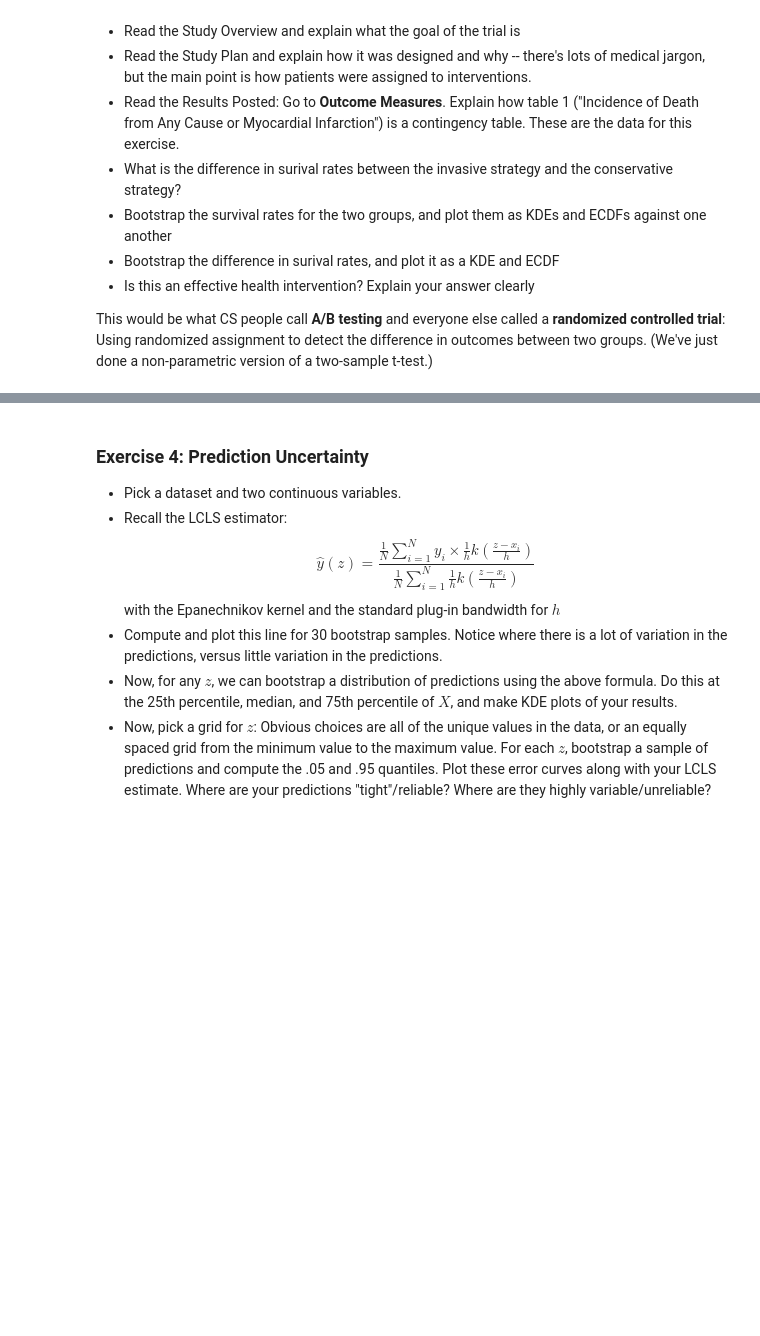
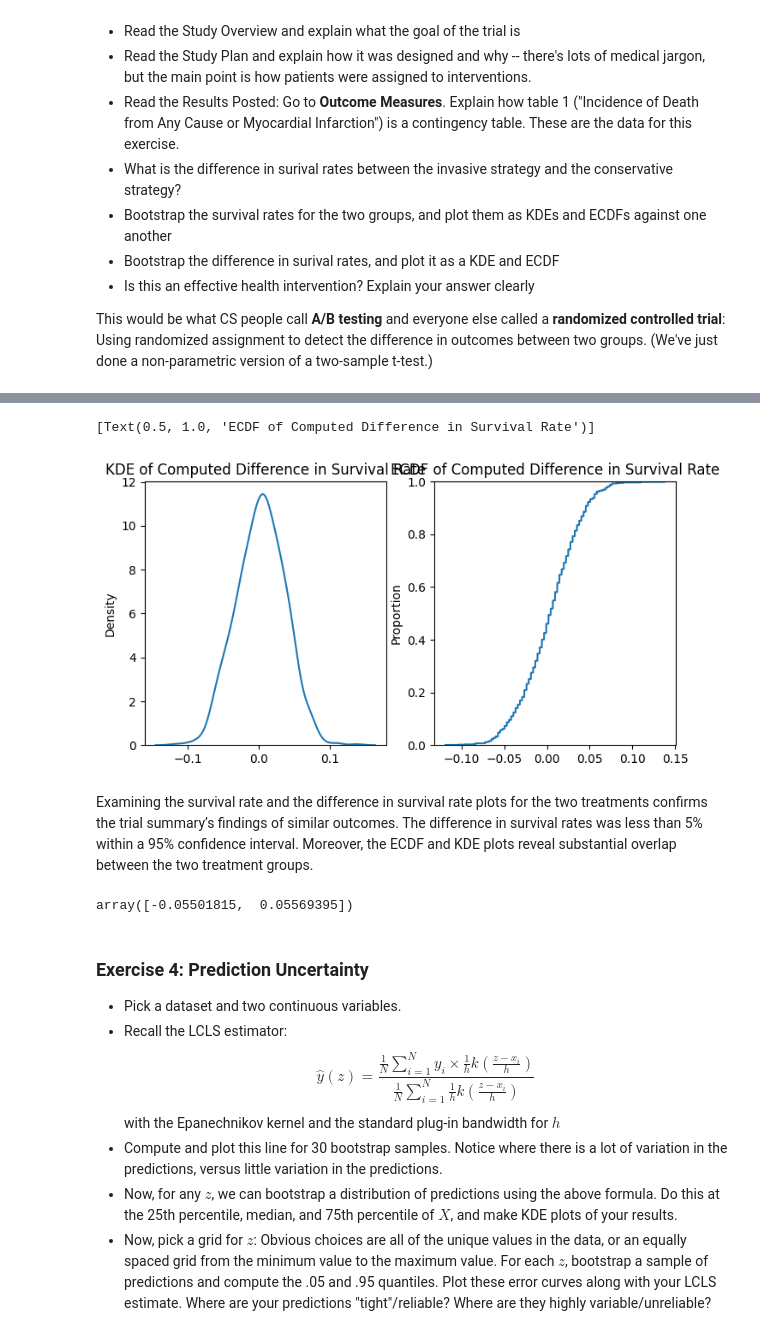
Before and after one commit to BrookeTLumpkin/DS5030-assignment4, a Jupyter notebook: assignment_4.ipynb, the cells around one changed output, grey strips where cells are left out. Cells and saved outputs as stored; diff of their text form; code cells hidden in the pictures; blank space fills up the shorter version.

```diff
--- a/assignment_4.ipynb
+++ b/assignment_4.ipynb
@@ -39,3 +264,23 @@ This would be what CS people call **A/B testing** and everyone else called a **r
+# %%
+# Bootstrap the difference in survival rates for each treatment
+
+
+
+Diff_Series=IT_Estimates-CT_Estimates
+Diff_Series
+
+fig, axes = plt.subplots(1, 2, figsize=(8, 4))
+sns.kdeplot(Diff_Series, ax=axes[0]).set(title="KDE of Computed Difference in Survival Rate")
+sns.ecdfplot(Diff_Series, ax=axes[1]).set(title="ECDF of Computed Difference in Survival Rate")
+# %% [output]
+[Text(0.5, 1.0, 'ECDF of Computed Difference in Survival Rate')]
+[figure, added]
+# %% [markdown]
+Examining the survival rate and the difference in survival rate plots for the two treatments confirms the trial summary’s findings of similar outcomes. The difference in survival rates was less than 5% within a 95% confidence interval. Moreover, the ECDF and KDE plots reveal substantial overlap between the two treatment groups.
+# %%
+np.quantile(Diff_Series, [0.05, 0.95])
+# %% [output]
+array([-0.05501815,  0.05569395])
 # %% [markdown]
 ### Exercise 4: Prediction Uncertainty
 - Pick a dataset and two continuous variables.
```
Also changed, not shown: parts of 25 cells of this notebook.
